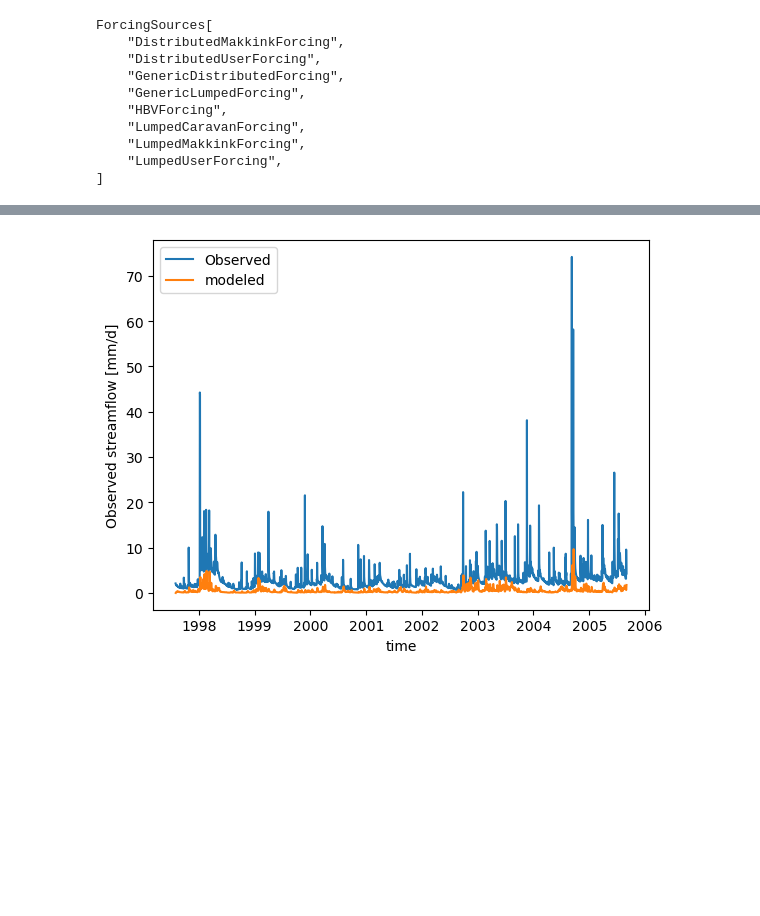
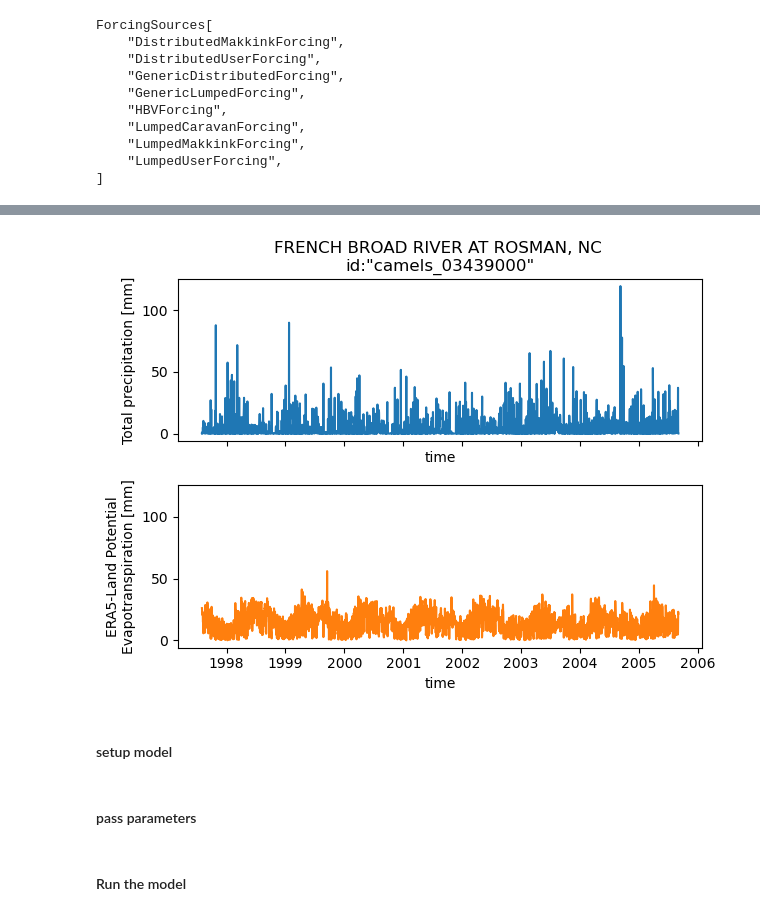
Before and after one commit to Daafip/Msc-Thesis-Notebooks, a Jupyter notebook: 21. CAMELS OpenDAP.ipynb, the cells around one changed output, grey strips where cells are left out. Drawn from its saved outputs; the diff is of its cells as text; code cells hidden in the pictures; blank space fills up the shorter version.

```diff
--- a/21. CAMELS OpenDAP.ipynb
+++ b/21. CAMELS OpenDAP.ipynb
@@ -79,3 +112,14 @@ LumpedCaravanForcing(
+# %%
+fig, ax = plt.subplots(2,1,sharex=True, sharey=True)
+ds_caravan['pr'].plot(ax=ax[0],label="P")
+ds_caravan['evspsblpot'].plot(ax=ax[1],label="E",color="C1")
+ax[0].set_title(f'{ds_caravan.name.values.astype(str)} \nid:"{ds_caravan.basin_id.values.astype(str)}"');
+ax[1].set_title(None)
+fig.tight_layout()
+# %% [output]
+[figure, added]
+# %% [markdown]
+#### setup model
 # %%
 from ewatercycle.models import HBV
 # %%
@@ -83 +127,3 @@ caravan_model = HBV(forcing=caravan_forcing)
+# %% [markdown]
+#### pass parameters
 # %%
@@ -106,3 +139,5 @@ caravan_model.initialize(config_file)
+# %% [markdown]
+#### Run the model
 # %%
 Q_m = []
 time = []
@@ -115,8 +147,0 @@ ds_caravan = caravan_forcing.to_xarray()
-# %%
-fig, ax = plt.subplots()
-ds_caravan["Q"].plot(ax=ax,label='Observed')
-ax.plot(time, Q_m,label="modeled")
-ax.set_title("")
-ax.legend();
-# %% [output]
-[figure, removed]
```
Also changed, not shown: parts of 32 cells of this notebook, 4 other files.
